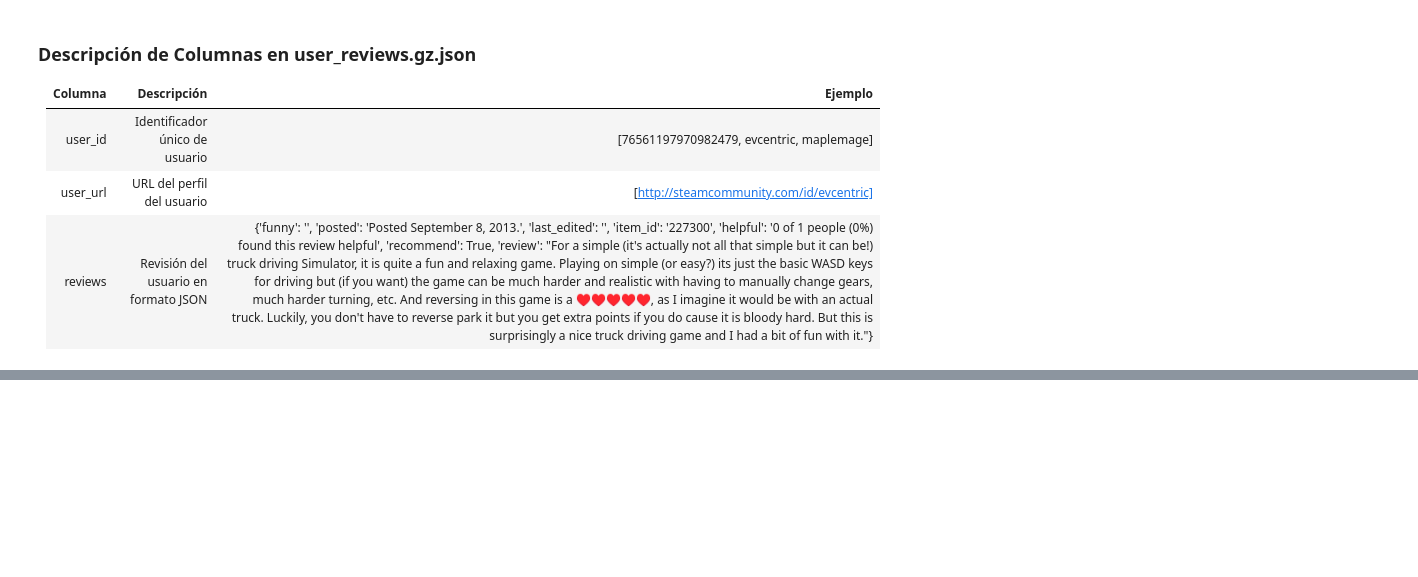
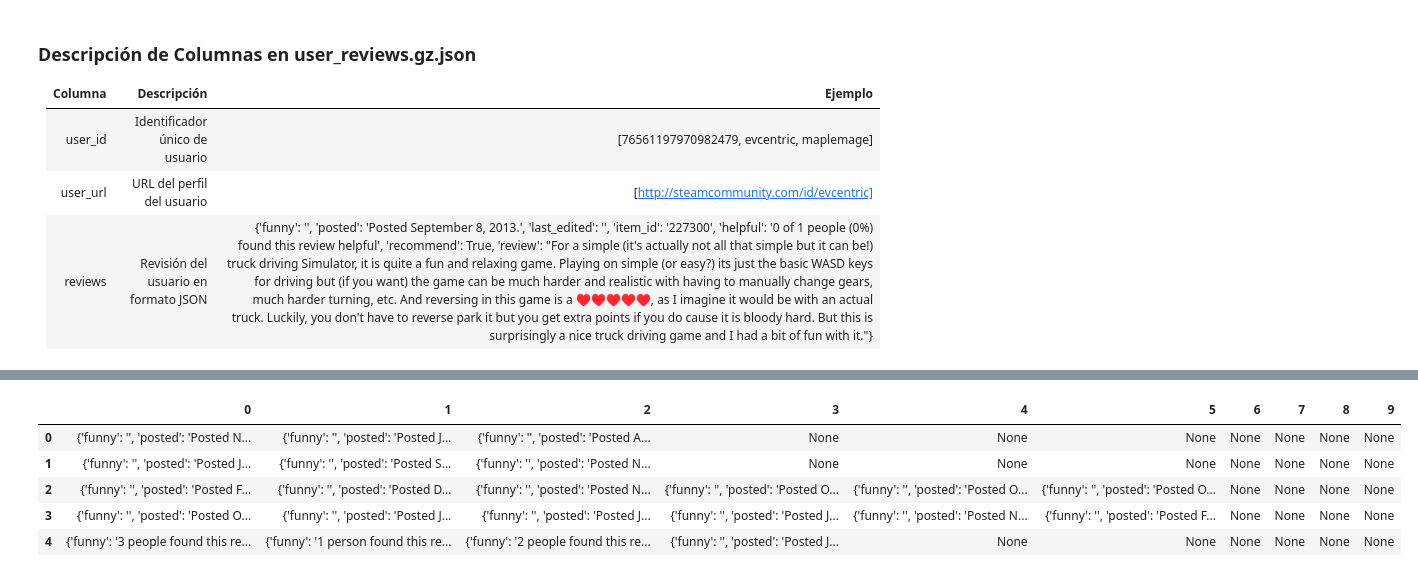
Before and after one commit to Ivan2125/MLOps-Steam, a Jupyter notebook: 02-etl-reviews.ipynb, the cells around one changed output, grey strips where cells are left out. Saved outputs shown, nothing was run; the diff lists cells and outputs as text; code cells hidden in the pictures; blank space fills up the shorter version.

```diff
--- a/02-etl-reviews.ipynb
+++ b/02-etl-reviews.ipynb
@@ -68,0 +111,4 @@ Conclusión:
+# %%
+reviews = reviews.drop_duplicates(subset='user_id', keep='first')
+duplicados_columnas = reviews[reviews.duplicated(subset=['user_id'], keep=False)]
+duplicados_columnas
@@ -68,0 +156,10 @@ Conclusión:
+# %%
+review_norm = pd.json_normalize(reviews['reviews'].dropna()) # Utilizamos el metodo json_normalize para normalizar los datos
+review_norm.head()
+# %% [output]
+|  | 0 | 1 | 2 | 3 | 4 | 5 | 6 | 7 | 8 | 9 |
+| 0 | {'funny': '', 'posted': 'Posted N... | {'funny': '', 'posted': 'Posted J... | {'funny': '', 'posted': 'Posted A... | None | None | None | None | None | None | None |
+| 1 | {'funny': '', 'posted': 'Posted J... | {'funny': '', 'posted': 'Posted S... | {'funny': '', 'posted': 'Posted N... | None | None | None | None | None | None | None |
+| 2 | {'funny': '', 'posted': 'Posted F... | {'funny': '', 'posted': 'Posted D... | {'funny': '', 'posted': 'Posted N... | {'funny': '', 'posted': 'Posted O... | {'funny': '', 'posted': 'Posted O... | {'funny': '', 'posted': 'Posted O... | None | None | None | None |
+| 3 | {'funny': '', 'posted': 'Posted O... | {'funny': '', 'posted': 'Posted J... | {'funny': '', 'posted': 'Posted J... | {'funny': '', 'posted': 'Posted J... | {'funny': '', 'posted': 'Posted N... | {'funny': '', 'posted': 'Posted F... | None | None | None | None |
+| 4 | {'funny': '3 people found this re... | {'funny': '1 person found this re... | {'funny': '2 people found this re... | {'funny': '', 'posted': 'Posted J... | None | None | None | None | None | None |
```
Also changed, not shown: parts of 19 cells of this notebook, 4 other files.
